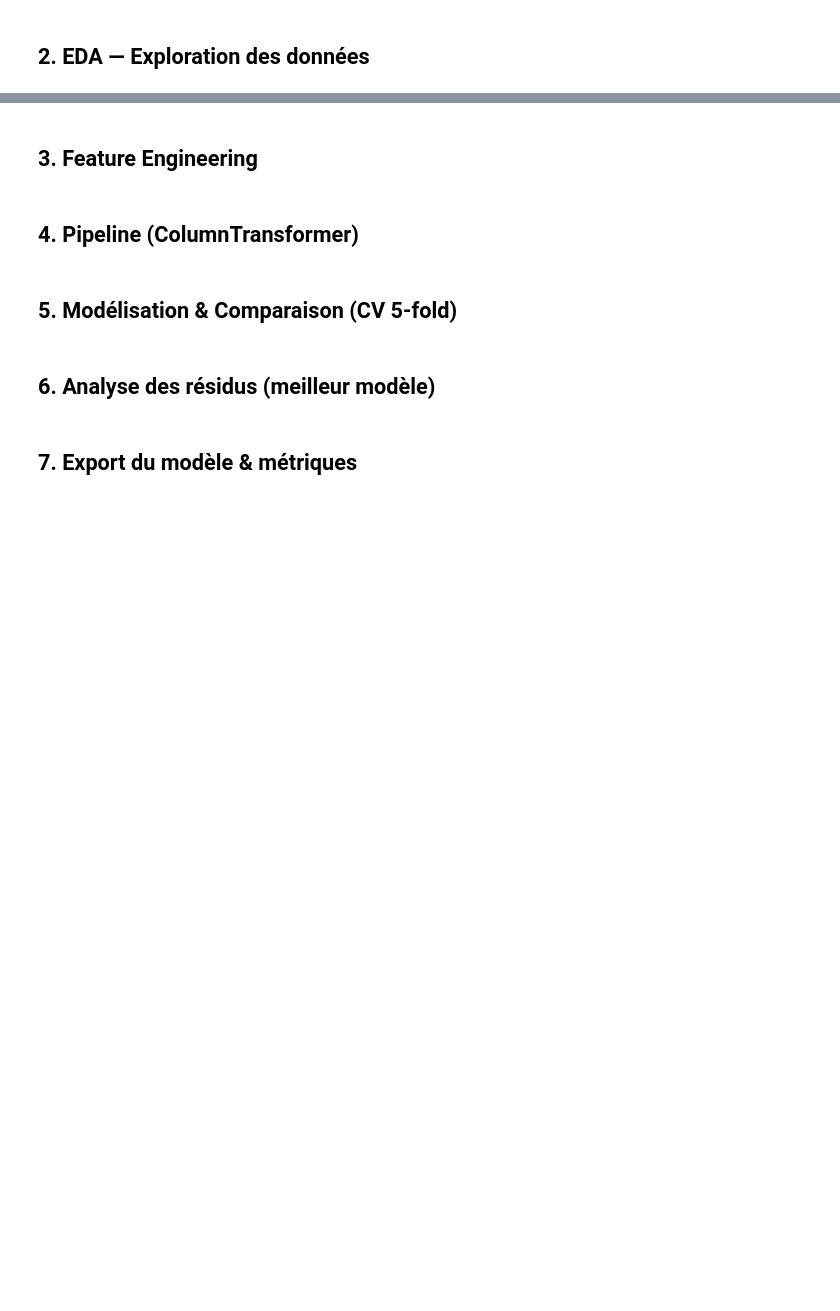
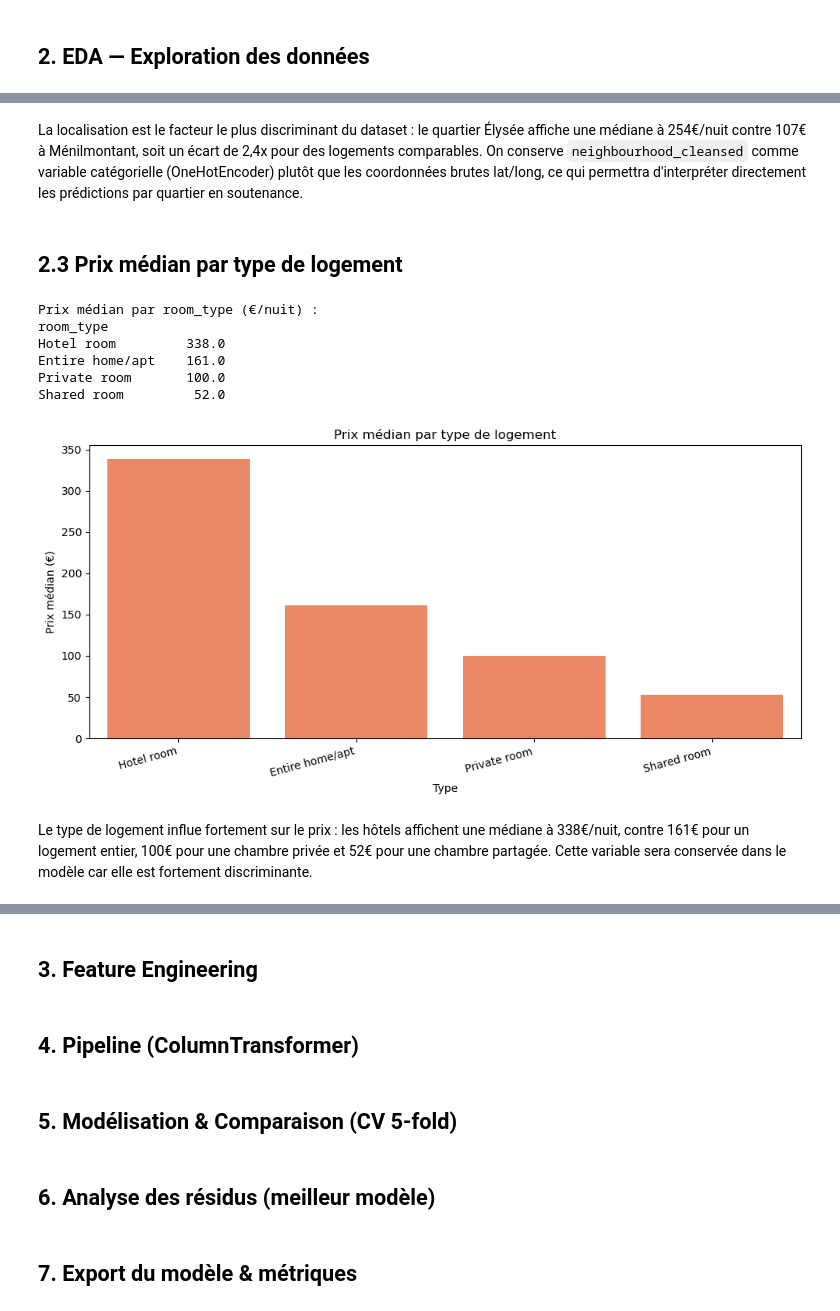
Before and after one commit to Ismaelito91/airbnb-paris-price-predictor, a Jupyter notebook: notebooks/airbnb.ipynb, the cells around one changed output, grey strips where cells are left out. Saved outputs shown, nothing was run; the diff lists cells and outputs as text; code cells hidden in the pictures; blank space fills up the shorter version.

```diff
--- a/notebooks/airbnb.ipynb
+++ b/notebooks/airbnb.ipynb
@@ -173,10 +220,29 @@ plt.show()
+# %% [markdown]
+La localisation est le facteur le plus discriminant du dataset : le quartier Élysée affiche une médiane
+à 254€/nuit contre 107€ à Ménilmontant, soit un écart de 2,4x pour des logements comparables.
+On conserve `neighbourhood_cleansed` comme variable catégorielle (OneHotEncoder) plutôt que les
+coordonnées brutes lat/long, ce qui permettra d'interpréter directement les prédictions par quartier
+en soutenance.
+# %% [markdown]
+## 2.3 Prix médian par type de logement
 # %%
-# Prix par type de logement
+price_by_room = df.groupby("room_type")["price"].median().sort_values(ascending=False)
+print("Prix médian par room_type (€/nuit) :")
+print(price_by_room.round(0).to_string())
+
 plt.figure(figsize=(10, 5))
-sns.boxplot(data=df, x="room_type", y="price")
-plt.title("Distribution du prix par type de logement")
+sns.barplot(x=price_by_room.index, y=price_by_room.values, color="coral")
+plt.xticks(rotation=15, ha="right")
+plt.title("Prix médian par type de logement")
 plt.xlabel("Type")
-plt.ylabel("Prix (€)")
-plt.ylim(0, 500)
+plt.ylabel("Prix médian (€)")
 plt.tight_layout()
 plt.show()
+# %% [output]
+Prix médian par room_type (€/nuit) :
+room_type
+Hotel room         338.0
+Entire home/apt    161.0
+Private room       100.0
+Shared room         52.0
+[figure, added]
@@ -202,0 +249,4 @@ plt.show()
+# %% [markdown]
+Le type de logement influe fortement sur le prix : les hôtels affichent une médiane à 338€/nuit,
+contre 161€ pour un logement entier, 100€ pour une chambre privée et 52€ pour une chambre partagée.
+Cette variable sera conservée dans le modèle car elle est fortement discriminante.
```
Also changed, not shown: parts of 9 cells of this notebook, 1 other file.
